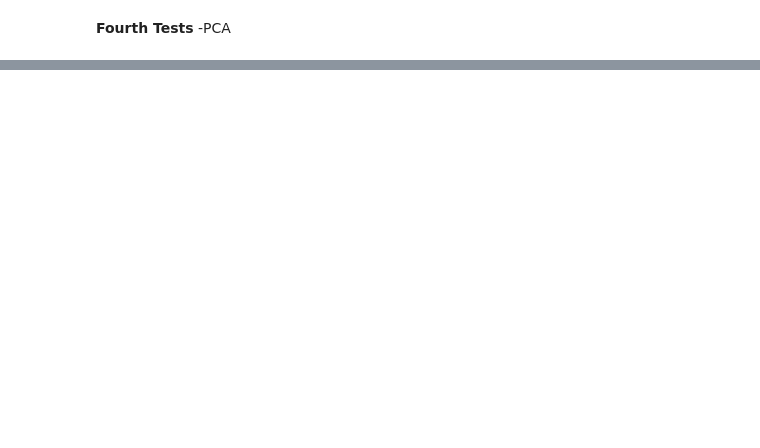
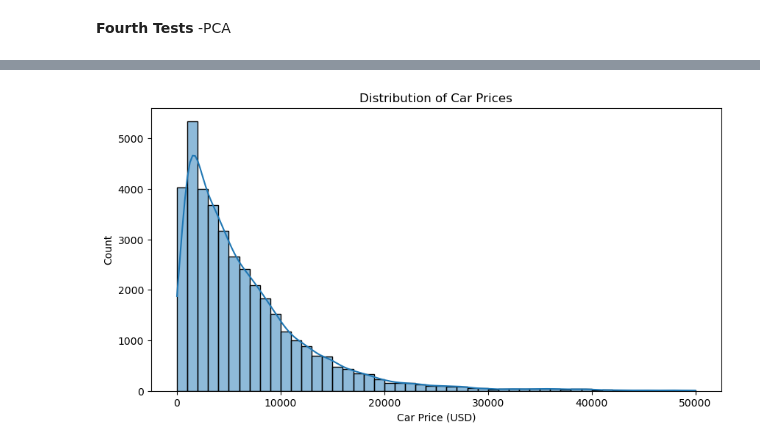
Before and after one commit to jmbm63/Fusao_Dados, a Jupyter notebook: Project_21181.ipynb, the cells around one changed output, grey strips where cells are left out. Cells and saved outputs as stored; diff of their text form; code cells hidden in the pictures; blank space fills up the shorter version.

```diff
--- a/Project_21181.ipynb
+++ b/Project_21181.ipynb
@@ -421,0 +593,4 @@ Classification
+# %%
+df_classification=pd.read_csv('./cars.csv')
+df_classification.head()
+df_classification.dropna().copy()
@@ -421,0 +617,10 @@ Classification
+# %%
+# Visualize the distribution of prices
+plt.figure(figsize=(10, 5))
+sns.histplot(df_classification['price_usd'], bins=50, kde=True)
+plt.xlabel("Car Price (USD)")
+plt.ylabel("Count")
+plt.title("Distribution of Car Prices")
+plt.show()
+# %% [output]
+[figure, added]
```
Also changed, not shown: parts of 55 cells of this notebook.
